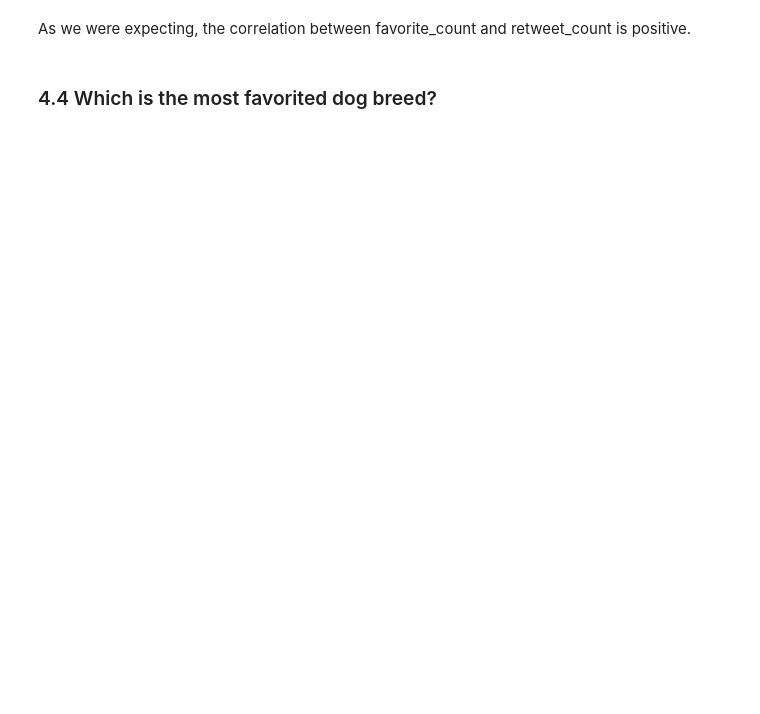
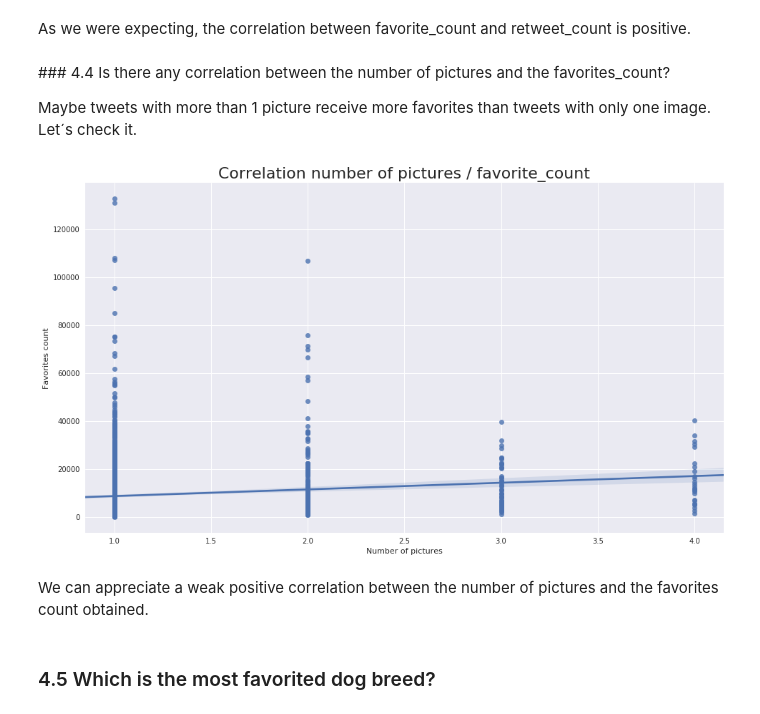
Before and after one commit to simonvlc/Coursera_Capstone, a Jupyter notebook: data_wrangling/wrangle_act.ipynb, the cells around one changed output. Saved outputs shown, nothing was run; the diff lists cells and outputs as text; code cells hidden in the pictures; blank space fills up the shorter version.

```diff
--- a/data_wrangling/wrangle_act.ipynb
+++ b/data_wrangling/wrangle_act.ipynb
@@ -980,4 +1002,26 @@ plt.show;
 # %% [markdown]
 As we were expecting, the correlation between favorite_count and retweet_count is positive.
+# %% [markdown]
+### 4.4 Is there any correlation between the number of pictures and the favorites_count?
+
+Maybe tweets with more than 1 picture receive more favorites than tweets with only one image. Let´s check it.
+# %%
+# Variables
+chart_title="Correlation number of pictures / favorite_count"
+chart_xlabel="Number of pictures"
+chart_ylabel="Favorites count"
+
+# Plot
+ax = plt.subplots(figsize=(16,9))
+ax = sns.regplot(x=df_merged_dataframes['img_num'], y=df_merged_dataframes['favorite_count'])
+
+# Decorate
+decorate(chart_title, chart_xlabel, chart_ylabel)
+
+plt.show;
+# %% [output]
+[figure, added]
+# %% [markdown]
+We can appreciate a weak positive correlation between the number of pictures and the favorites count obtained.
 # %% [markdown]
-### 4.4 Which is the most favorited dog breed?
+### 4.5 Which is the most favorited dog breed?
```
Also changed, not shown: parts of 32 cells of this notebook.
